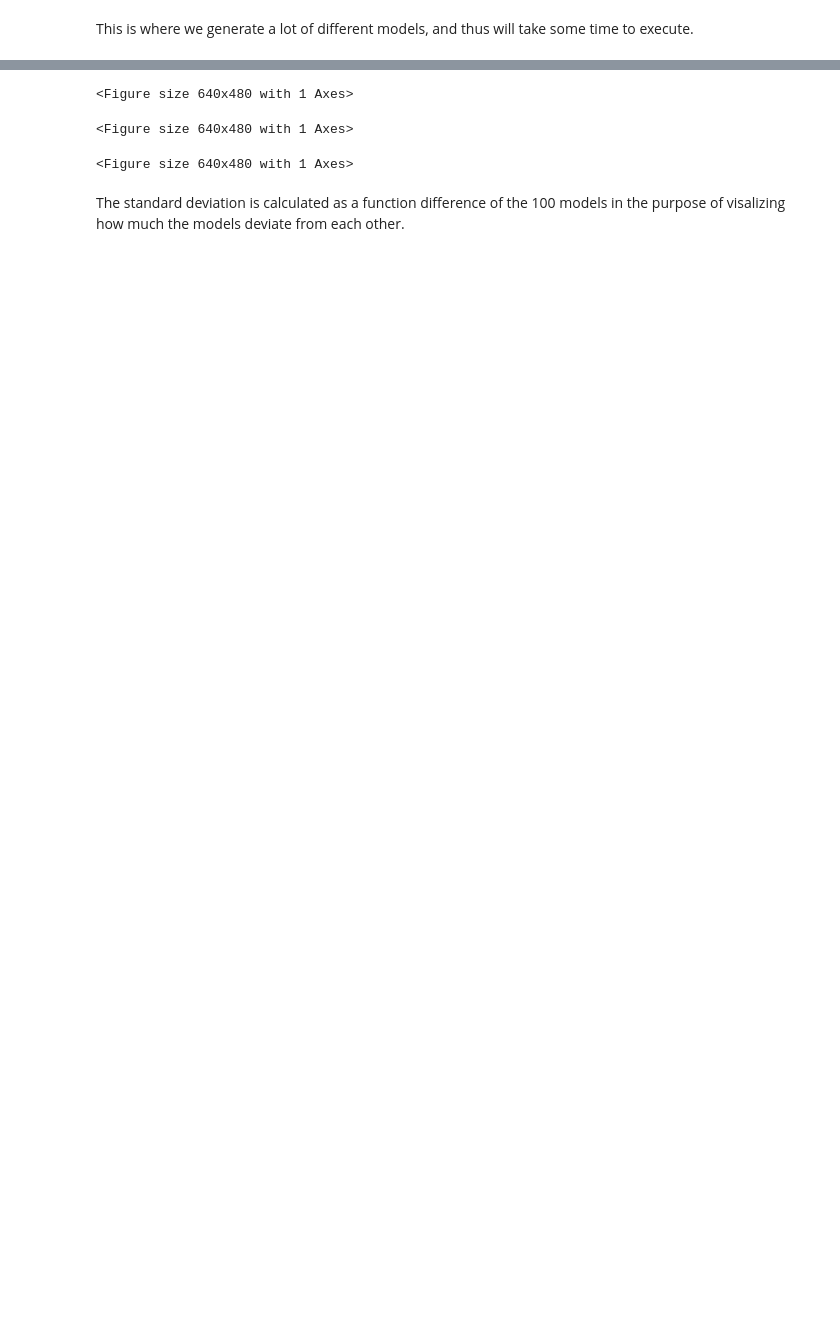
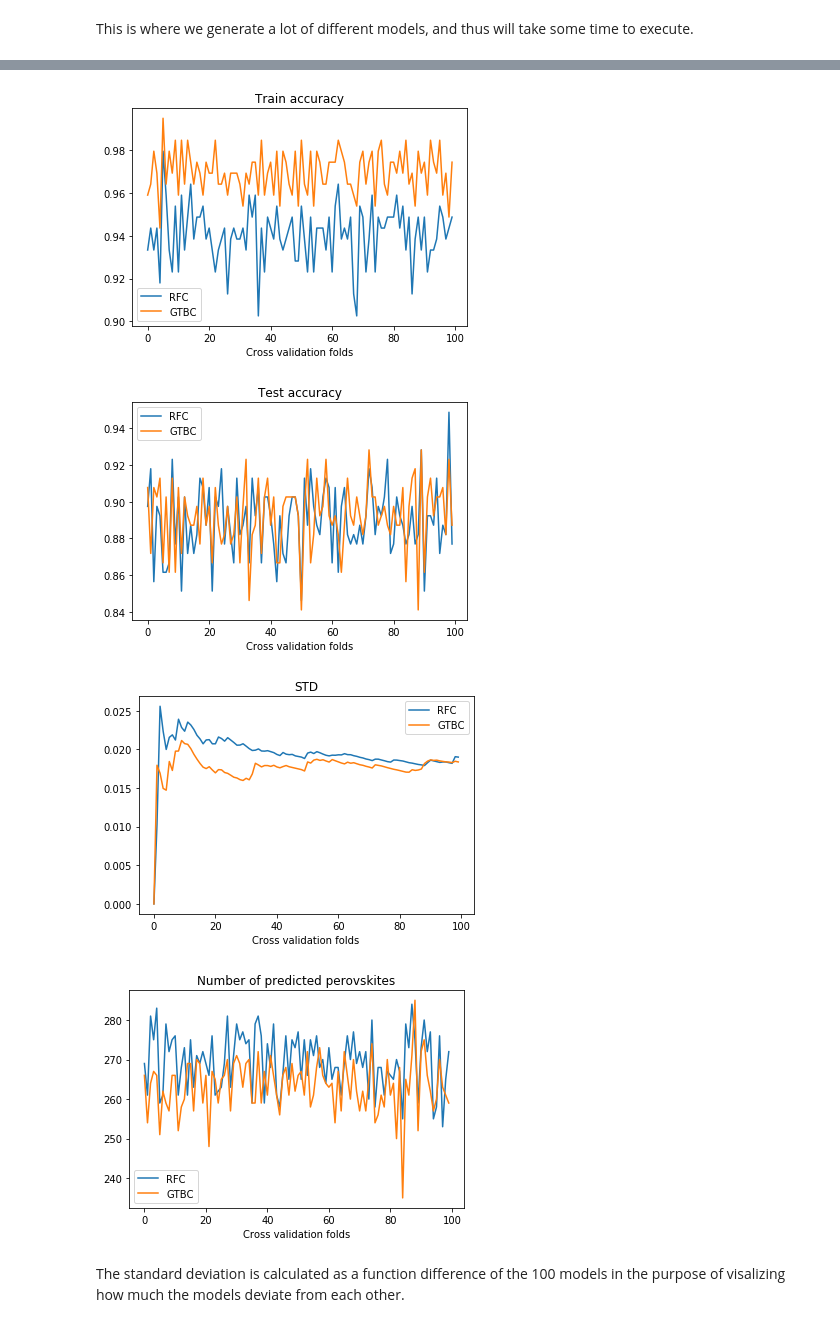
Before and after one commit to ohebbi/predicting-ABO3-structures, a Jupyter notebook: notebooks/articleData.ipynb, the cells around one changed output, grey strips where cells are left out. Drawn from its saved outputs; the diff is of its cells as text; code cells hidden in the pictures; blank space fills up the shorter version.

```diff
--- a/notebooks/articleData.ipynb
+++ b/notebooks/articleData.ipynb
@@ -114,2 +116,3 @@ X.head()
 # %%
 X = X.drop(["Compound", "Cubic", "Perovskite"], axis=1)
+X = X[["t","rB/rO"]]
@@ -207,26 +216,37 @@ std: 0.016938532181164166
 # %%
 import matplotlib.pyplot as plt
 
 plt.plot(randomForrest['trainAccuracy'])
 plt.plot(gradientBoost['trainAccuracy'])
 plt.title("Train accuracy")
 plt.legend(['RFC', 'GTBC'])
+plt.xlabel('Cross validation folds')
 plt.show()
 
 plt.plot(randomForrest['testAccuracy'])
 plt.plot(gradientBoost['testAccuracy'])
 plt.title("Test accuracy")
 plt.legend(['RFC', 'GTBC'])
+plt.xlabel('Cross validation folds')
 plt.show()
 
 plt.plot(randomForrest['std'])
 plt.plot(gradientBoost['std'])
 plt.title("STD")
 plt.legend(['RFC', 'GTBC'])
+plt.xlabel('Cross validation folds')
 plt.show()
+
+plt.plot(randomForrest['numPredPero'])
+plt.plot(gradientBoost['numPredPero'])
+plt.title("Number of predicted perovskites")
+plt.legend(['RFC', 'GTBC'])
+plt.xlabel('Cross validation folds')
+plt.show()
 # %% [output]
-<Figure size 640x480 with 1 Axes>
-<Figure size 640x480 with 1 Axes>
-<Figure size 640x480 with 1 Axes>
+[figure, added]
+[figure, added]
+[figure, added]
+[figure, added]
 # %% [markdown]
 The standard deviation is calculated as a function difference of the 100 models in the purpose of visalizing how much the models deviate from each other.
```
Also changed, not shown: parts of 12 cells of this notebook.
